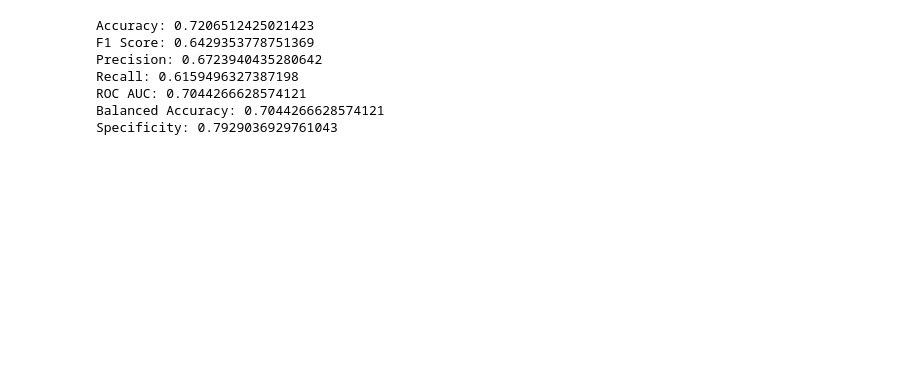
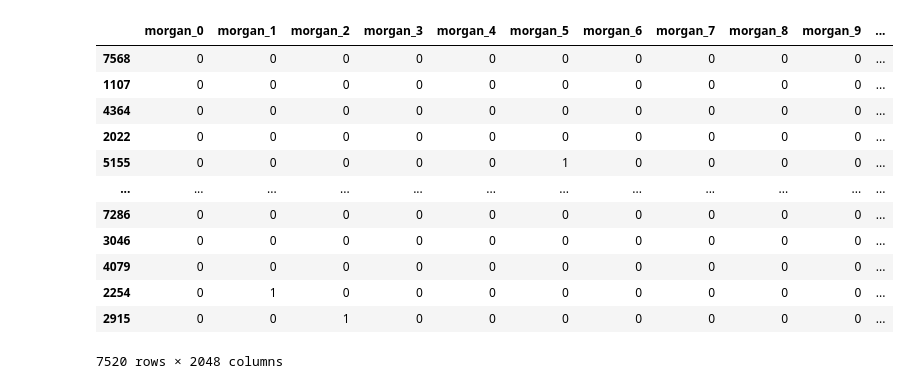
Before and after one commit to omicscodeathon/marburgdrug, a Jupyter notebook: notebooks/adaboost.ipynb, the cells around one changed output. Saved outputs shown, nothing was run; the diff lists cells and outputs as text; code cells hidden in the pictures; blank space fills up the shorter version.

```diff
--- a/notebooks/adaboost.ipynb
+++ b/notebooks/adaboost.ipynb
@@ -60,0 +66,3 @@ X_test = preprocessor.transform(X_test)
+# %%
+y = df["PUBCHEM_ACTIVITY_OUTCOME"]
+y
@@ -60,0 +82,20 @@ X_test = preprocessor.transform(X_test)
+# %%
+from sklearn.model_selection import train_test_split
+from sklearn.metrics import accuracy_score
+
+X_train, X_test, y_train, y_test = train_test_split(X, y, test_size = 0.2, random_state = 5)
+X_train
+# %% [output]
+|  | morgan_0 | morgan_1 | morgan_2 | morgan_3 | morgan_4 | morgan_5 | morgan_6 | morgan_7 | morgan_8 | morgan_9 | ... |
+| 7568 | 0 | 0 | 0 | 0 | 0 | 0 | 0 | 0 | 0 | 0 | ... |
+| 1107 | 0 | 0 | 0 | 0 | 0 | 0 | 0 | 0 | 0 | 0 | ... |
+| 4364 | 0 | 0 | 0 | 0 | 0 | 0 | 0 | 0 | 0 | 0 | ... |
+| 2022 | 0 | 0 | 0 | 0 | 0 | 0 | 0 | 0 | 0 | 0 | ... |
+| 5155 | 0 | 0 | 0 | 0 | 0 | 1 | 0 | 0 | 0 | 0 | ... |
+| ... | ... | ... | ... | ... | ... | ... | ... | ... | ... | ... | ... |
+| 7286 | 0 | 0 | 0 | 0 | 0 | 0 | 0 | 0 | 0 | 0 | ... |
+| 3046 | 0 | 0 | 0 | 0 | 0 | 0 | 0 | 0 | 0 | 0 | ... |
+| 4079 | 0 | 0 | 0 | 0 | 0 | 0 | 0 | 0 | 0 | 0 | ... |
+| 2254 | 0 | 1 | 0 | 0 | 0 | 0 | 0 | 0 | 0 | 0 | ... |
+| 2915 | 0 | 0 | 1 | 0 | 0 | 0 | 0 | 0 | 0 | 0 | ... |
+7520 rows × 2048 columns
@@ -76,30 +127,0 @@ y_pred = ada_clf.predict(X_test)
-# %%
-from sklearn.metrics import accuracy_score, f1_score, precision_score, recall_score, roc_auc_score, balanced_accuracy_score
-from sklearn.metrics import confusion_matrix
-
-# Existing scores
-print('Accuracy:', accuracy_score(y_test, y_pred))
-print('F1 Score:', f1_score(y_test, y_pred))
-print('Precision:', precision_score(y_test, y_pred))
-print('Recall:', recall_score(y_test, y_pred))
-
-# Additional Scores
-# ROC AUC Score
-print('ROC AUC:', roc_auc_score(y_test, y_pred))
-
-# Balanced Accuracy
-print('Balanced Accuracy:', balanced_accuracy_score(y_test, y_pred))
-
-# Specificity Calculation
-cm = confusion_matrix(y_test, y_pred)
-tn, fp, fn, tp = cm.ravel()
-specificity = tn / (tn + fp)
-print('Specificity:', specificity)
-# %% [output]
-Accuracy: 0.7206512425021423
-F1 Score: 0.6429353778751369
-Precision: 0.6723940435280642
-Recall: 0.6159496327387198
-ROC AUC: 0.7044266628574121
-Balanced Accuracy: 0.7044266628574121
-Specificity: 0.7929036929761043
```
Also changed, not shown: parts of 26 cells of this notebook, 3 other files.
